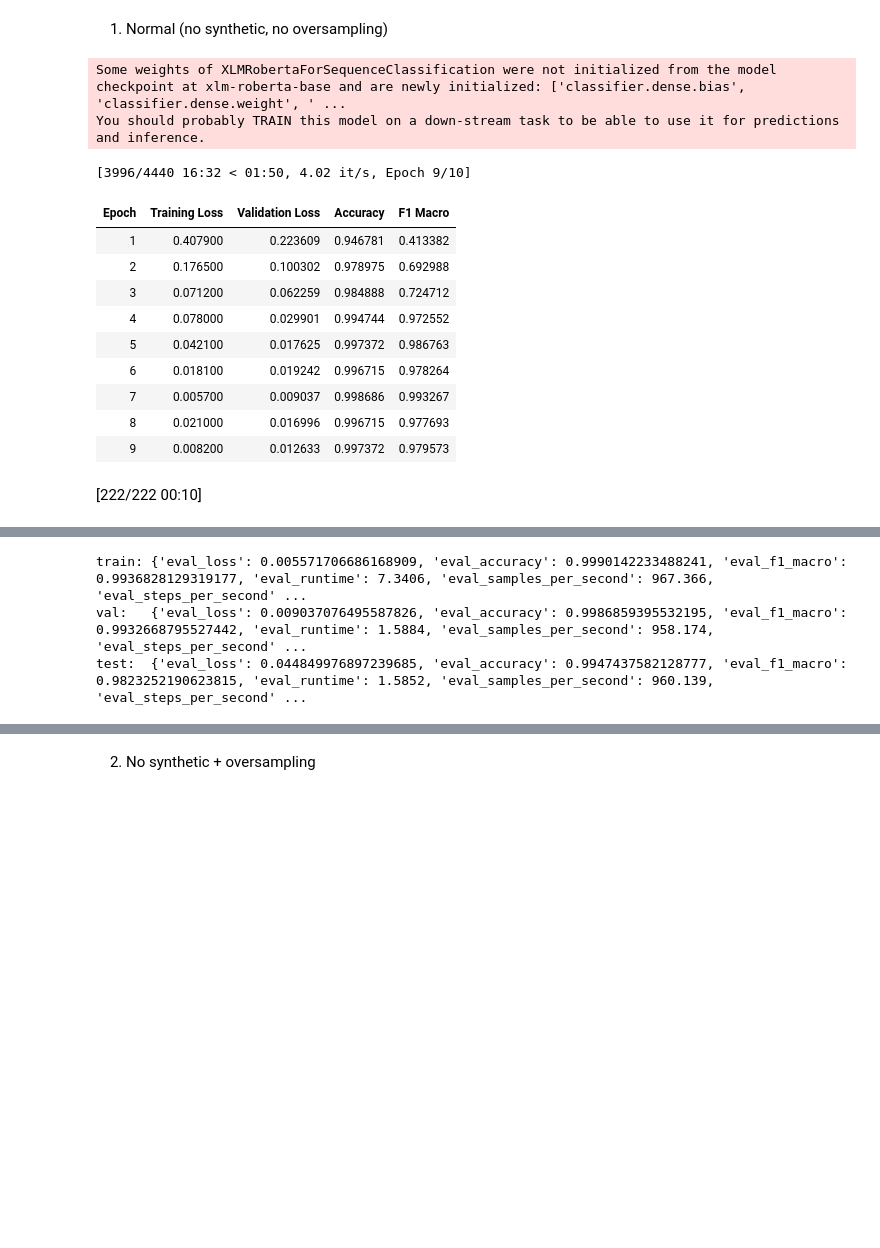
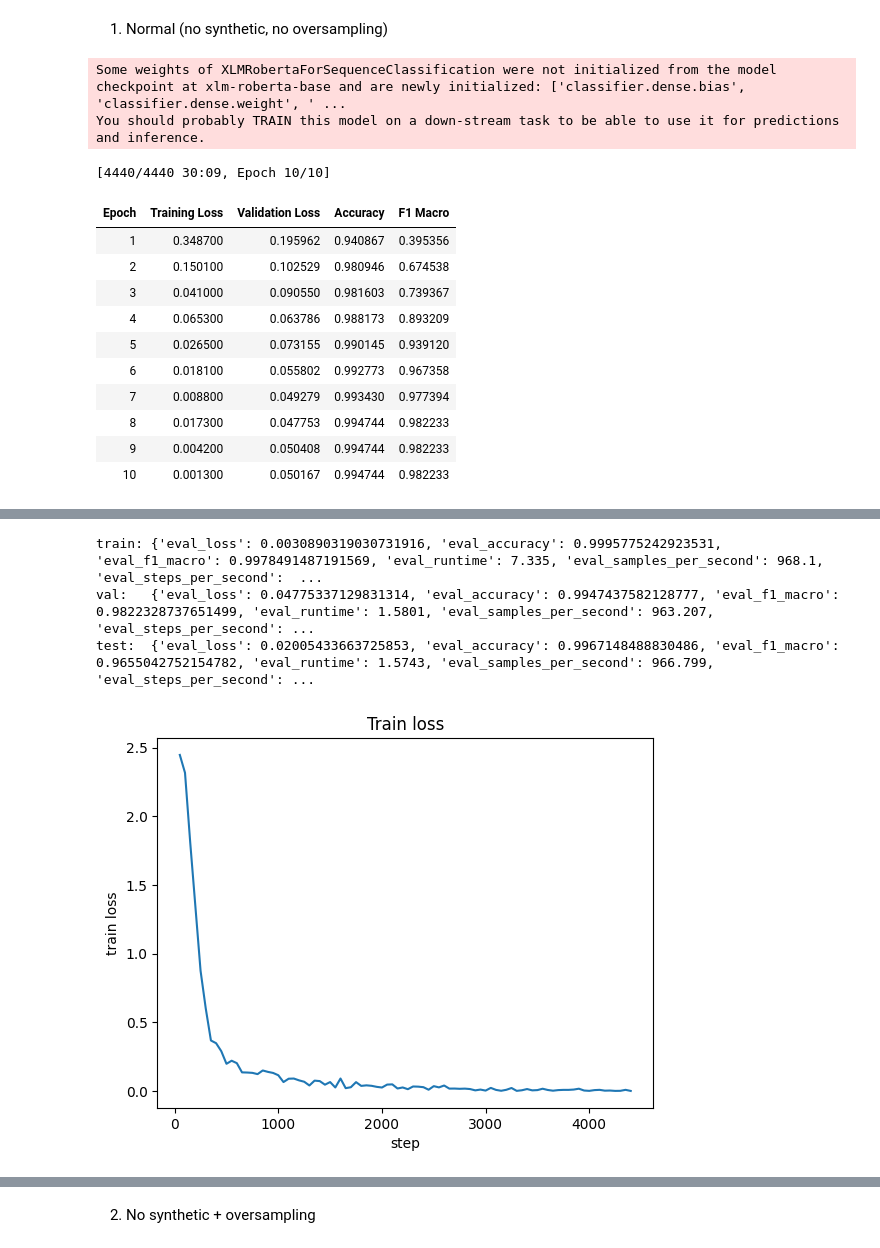
Before and after one commit to luisadosch/nlp-job-title-classification-benchmark-snapaddy, a Jupyter notebook: src/pretrained_classification_department.ipynb, the cells around one changed output, grey strips where cells are left out. Drawn from its saved outputs; the diff is of its cells as text; code cells hidden in the pictures; blank space fills up the shorter version.

```diff
--- a/src/pretrained_classification_department.ipynb
+++ b/src/pretrained_classification_department.ipynb
@@ -198,8 +198,8 @@ def oversample_df(df, label_col="label", random_state=42):
 
 def run_classification(
     train_df,
+    val_df,
     test_df,
-    val_df,
     out_dir="dept_cls",
     do_oversample=False,
     random_state=42,
@@ -245,7 +245,7 @@ def run_classification(
         eval_strategy="epoch",
         save_strategy="epoch",
         load_best_model_at_end=True,
-        metric_for_best_model="eval_f1_macro",
+        metric_for_best_model="f1_macro",
         greater_is_better=True,
         fp16=True,
         report_to="none",
@@ -298,26 +298,24 @@ classification with synthetic data
 # %% [markdown]
 1) Normal (no synthetic, no oversampling)
 # %%
-# In-distribution evaluation (df_department test split)
-dept_trainer_base, (dept_train_pred, dept_val_pred, dept_test_pred) = run_classification(
+dept_trainer_base, (dept_train_pred, dept_val_pred, dept_test_pred), (label2id_dept, id2label_dept) = run_classification(
     train_df_base,
     val_df_base,
     df_department_test,
-    out_dir="department_cls_base",
-    do_oversample=False
+    out_dir="department_cls_base"
 )
 # %% [output]
 Some weights of XLMRobertaForSequenceClassification were not initialized from the model checkpoint at xlm-roberta-base and are newly initialized: ['classifier.dense.bias', 'classifier.dense.weight', ' ...
 You should probably TRAIN this model on a down-stream task to be able to use it for predictions and inference.
-[3996/4440 16:32 < 01:50, 4.02 it/s, Epoch 9/10]
+[4440/4440 30:09, Epoch 10/10]
 | Epoch | Training Loss | Validation Loss | Accuracy | F1 Macro |
-| 1 | 0.407900 | 0.223609 | 0.946781 | 0.413382 |
-| 2 | 0.176500 | 0.100302 | 0.978975 | 0.692988 |
-| 3 | 0.071200 | 0.062259 | 0.984888 | 0.724712 |
-| 4 | 0.078000 | 0.029901 | 0.994744 | 0.972552 |
-| 5 | 0.042100 | 0.017625 | 0.997372 | 0.986763 |
-| 6 | 0.018100 | 0.019242 | 0.996715 | 0.978264 |
-| 7 | 0.005700 | 0.009037 | 0.998686 | 0.993267 |
-| 8 | 0.021000 | 0.016996 | 0.996715 | 0.977693 |
-| 9 | 0.008200 | 0.012633 | 0.997372 | 0.979573 |
+| 1 | 0.348700 | 0.195962 | 0.940867 | 0.395356 |
+| 2 | 0.150100 | 0.102529 | 0.980946 | 0.674538 |
+| 3 | 0.041000 | 0.090550 | 0.981603 | 0.739367 |
+| 4 | 0.065300 | 0.063786 | 0.988173 | 0.893209 |
+| 5 | 0.026500 | 0.073155 | 0.990145 | 0.939120 |
+| 6 | 0.018100 | 0.055802 | 0.992773 | 0.967358 |
+| 7 | 0.008800 | 0.049279 | 0.993430 | 0.977394 |
+| 8 | 0.017300 | 0.047753 | 0.994744 | 0.982233 |
+| 9 | 0.004200 | 0.050408 | 0.994744 | 0.982233 |
+| 10 | 0.001300 | 0.050167 | 0.994744 | 0.982233 |
-[222/222 00:10]
@@ -324,3 +323,4 @@ You should probably TRAIN this model on a down-stream task to be able to use it
-train: {'eval_loss': 0.005571706686168909, 'eval_accuracy': 0.9990142233488241, 'eval_f1_macro': 0.9936828129319177, 'eval_runtime': 7.3406, 'eval_samples_per_second': 967.366, 'eval_steps_per_second' ...
-val:   {'eval_loss': 0.009037076495587826, 'eval_accuracy': 0.9986859395532195, 'eval_f1_macro': 0.9932668795527442, 'eval_runtime': 1.5884, 'eval_samples_per_second': 958.174, 'eval_steps_per_second' ...
-test:  {'eval_loss': 0.044849976897239685, 'eval_accuracy': 0.9947437582128777, 'eval_f1_macro': 0.9823252190623815, 'eval_runtime': 1.5852, 'eval_samples_per_second': 960.139, 'eval_steps_per_second' ...
+train: {'eval_loss': 0.0030890319030731916, 'eval_accuracy': 0.9995775242923531, 'eval_f1_macro': 0.9978491487191569, 'eval_runtime': 7.335, 'eval_samples_per_second': 968.1, 'eval_steps_per_second':  ...
+val:   {'eval_loss': 0.04775337129831314, 'eval_accuracy': 0.9947437582128777, 'eval_f1_macro': 0.9822328737651499, 'eval_runtime': 1.5801, 'eval_samples_per_second': 963.207, 'eval_steps_per_second': ...
+test:  {'eval_loss': 0.02005433663725853, 'eval_accuracy': 0.9967148488830486, 'eval_f1_macro': 0.9655042752154782, 'eval_runtime': 1.5743, 'eval_samples_per_second': 966.799, 'eval_steps_per_second': ...
+[figure, added]
```
Also changed, not shown: parts of 11 cells of this notebook.
